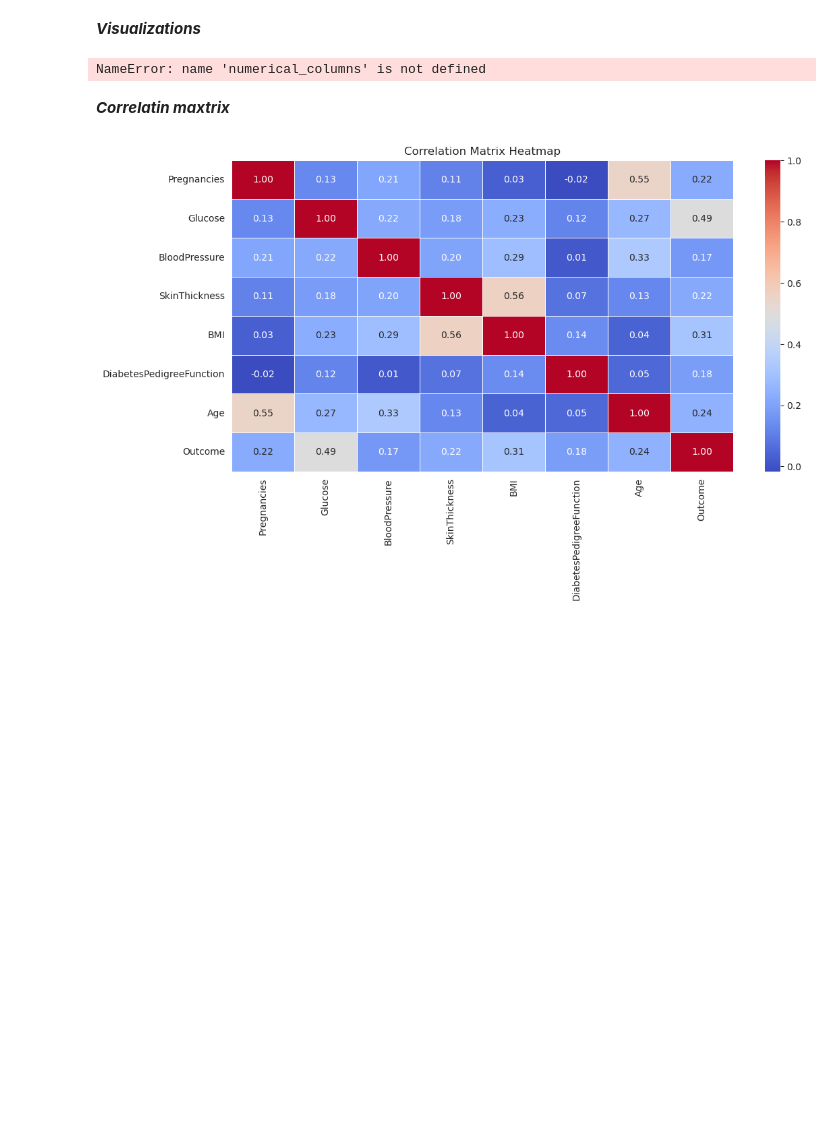
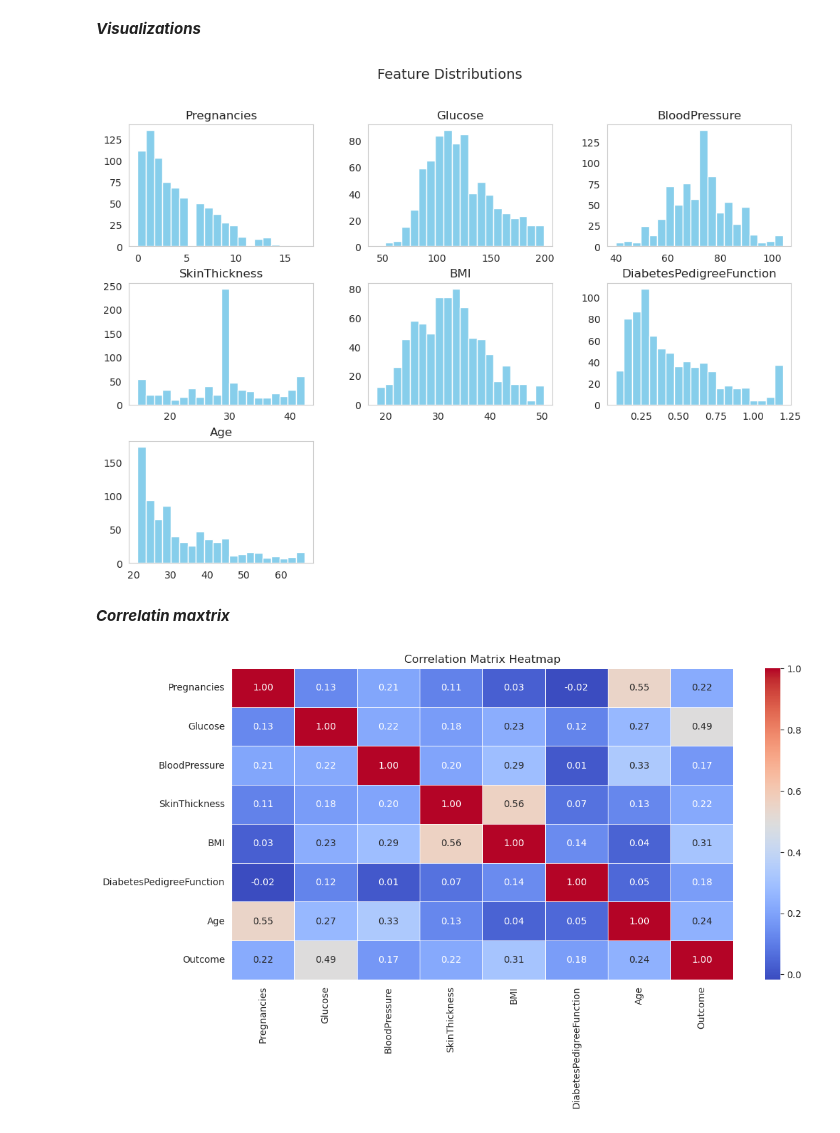
Before and after one commit to NjalaleFred/PimaIndiansDiabetesAnalysis, a Jupyter notebook: Preprocessing and EDA/pima_indians.ipynb, the cells around one changed output. Cells and saved outputs as stored; diff of their text form; code cells hidden in the pictures; blank space fills up the shorter version.

Commit message:
Corrected errors

```diff
--- a/Preprocessing and EDA/pima_indians.ipynb
+++ b/Preprocessing and EDA/pima_indians.ipynb
@@ -222,11 +222,12 @@ df.describe()
 ***Visualizations***
 # %%
 # Plot histograms for numerical features
+numerical_columns = ["Pregnancies", "Glucose", "BloodPressure", "SkinThickness", "BMI", "DiabetesPedigreeFunction", "Age"]
 df[numerical_columns].hist(figsize=(12, 8), bins=20, grid=False, color="skyblue")
 plt.suptitle("Feature Distributions", fontsize=14)
 plt.show()
 # %% [output]
-NameError: name 'numerical_columns' is not defined
+[figure, added]
 # %% [markdown]
 ***Correlatin maxtrix***
 # %%
```
